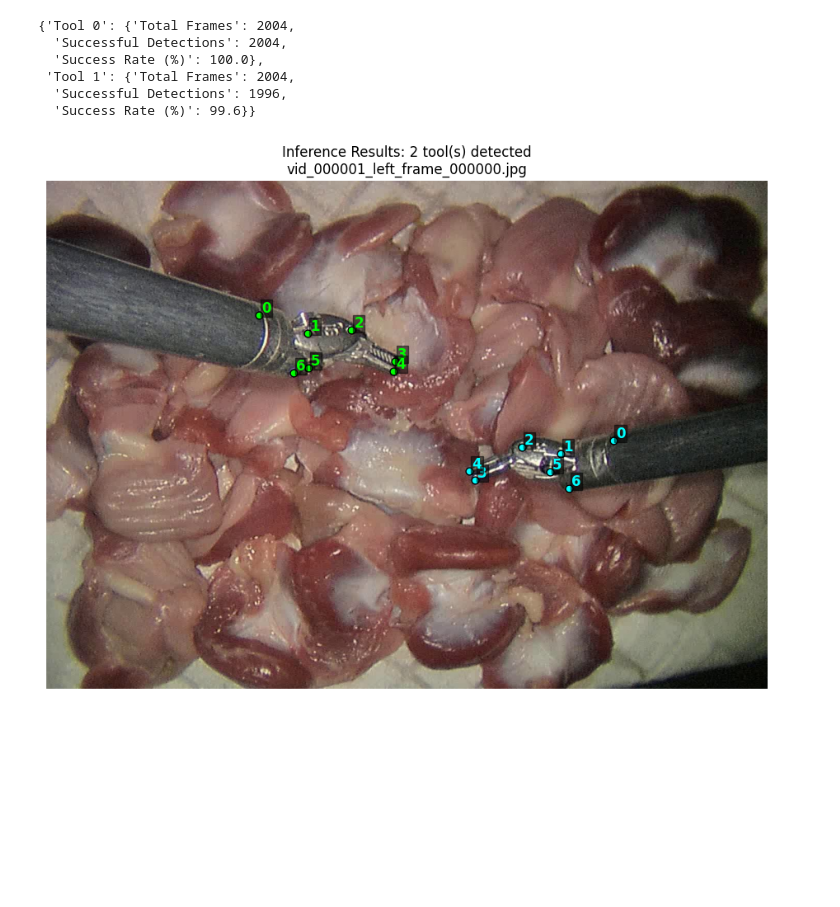
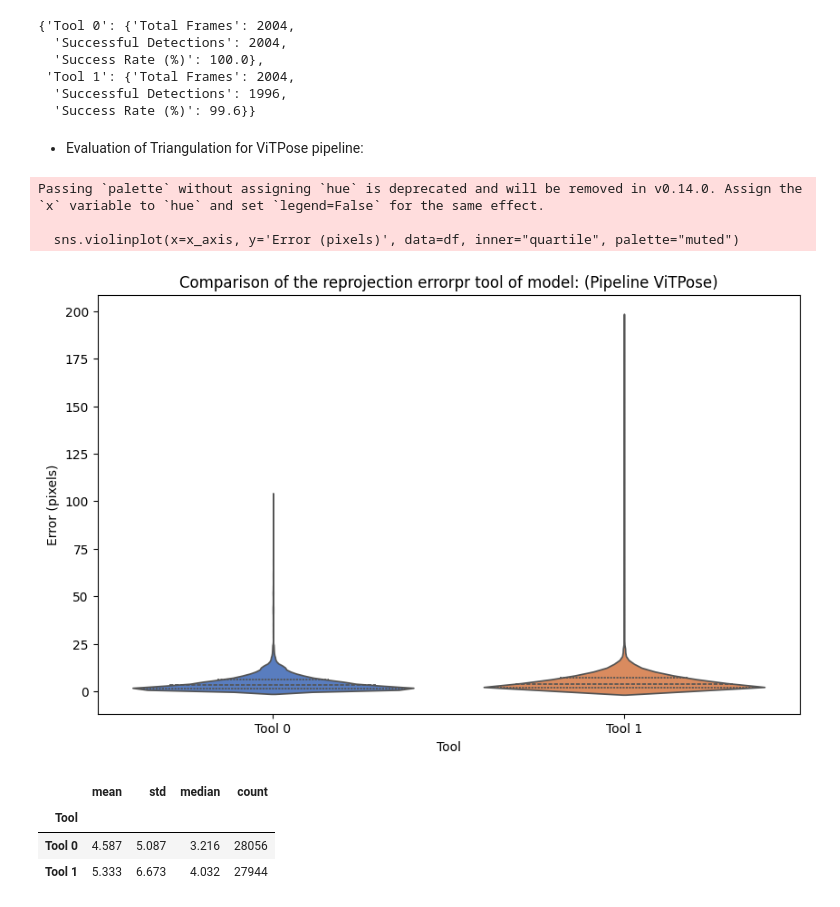
Before and after one commit to ONS-BOUSBIH/robotic-surgical-vision-thesis, a Jupyter notebook: notebooks/triangulation/keypoints_detection_triangulation_assessment.ipynb, the cells around one changed output. Cells and saved outputs as stored; diff of their text form; code cells hidden in the pictures; blank space fills up the shorter version.

Commit message:
Developing: evaluating the triangulation pipeline

```diff
--- a/notebooks/triangulation/keypoints_detection_triangulation_assessment.ipynb
+++ b/notebooks/triangulation/keypoints_detection_triangulation_assessment.ipynb
@@ -34,3 +36,5 @@ data_root_l='/srv/homes/onbo10/thesis_Ons/SurgePoseData/Extracted'
 data_root_r ='/srv/homes/onbo10/thesis_Ons/SurgePoseData/Extracted_right_test'
 split_file= '/srv/homes/onbo10/thesis_Ons/SurgePoseData/Extracted/video_split.yaml'
 org_dataset_path = '/srv/homes/onbo10/thesis_Ons/SurgePoseData'
+# %%
+test_video_list, test_paths_l, test_paths_r = get_paths_and_video_lists(data_root_l, data_root_r, split_file)
@@ -59,14 +69,12 @@ inferencer =  keypointsDetectionInferencer(vitpose_pipeline,'pipeline',device)
 # %%
-
-tri = Triangulator(num_keypoints=7)
 
 # Run the pipeline
 all_results_vitpose = run_triangulation_pipeline(
     inferencer=inferencer,
     triangulator=tri,
-    data_root_l= data_root_l,
-    data_root_r=data_root_r,
-    split_file=split_file,
+    test_paths_l=test_paths_l,
+    test_paths_r=test_paths_r,
+    test_video_list=test_video_list,
     org_dataset_path= org_dataset_path
 )
 # %% [output]
@@ -320,5 +163,0 @@ def plot_inference_results(inferencer, img_path):
-# %%
-img_test = "/srv/homes/onbo10/thesis_main/data/SurgPose/SurgPose_for_HRNet/Extracted_left_right/extracted_frames/000001/vid_000001_left_frame_000000.jpg"
-plot_inference_results(inferencer, img_test)
-# %% [output]
-[figure, removed]
@@ -324,0 +166,15 @@ plot_inference_results(inferencer, img_test)
+# %% [markdown]
+* Evaluation of Triangulation for ViTPose pipeline:
+# %%
+viz = TriangulationVisualizer(output_dir='results/Keypoints_detection/inference_results/triangulation/vitpose_pipeline')
+# %%
+viz.reprojection_error_violin_plots(all_results_vitpose,model_names='Pipeline ViTPose')
+# %% [output]
+Passing `palette` without assigning `hue` is deprecated and will be removed in v0.14.0. Assign the `x` variable to `hue` and set `legend=False` for the same effect.
+
+  sns.violinplot(x=x_axis, y='Error (pixels)', data=df, inner="quartile", palette="muted")
+[figure, added]
+|  | mean | std | median | count |
+| Tool |  |  |  |  |
+| Tool 0 | 4.587 | 5.087 | 3.216 | 28056 |
+| Tool 1 | 5.333 | 6.673 | 4.032 | 27944 |
```
Also changed, not shown: parts of 30 cells of this notebook, 3 other files.
